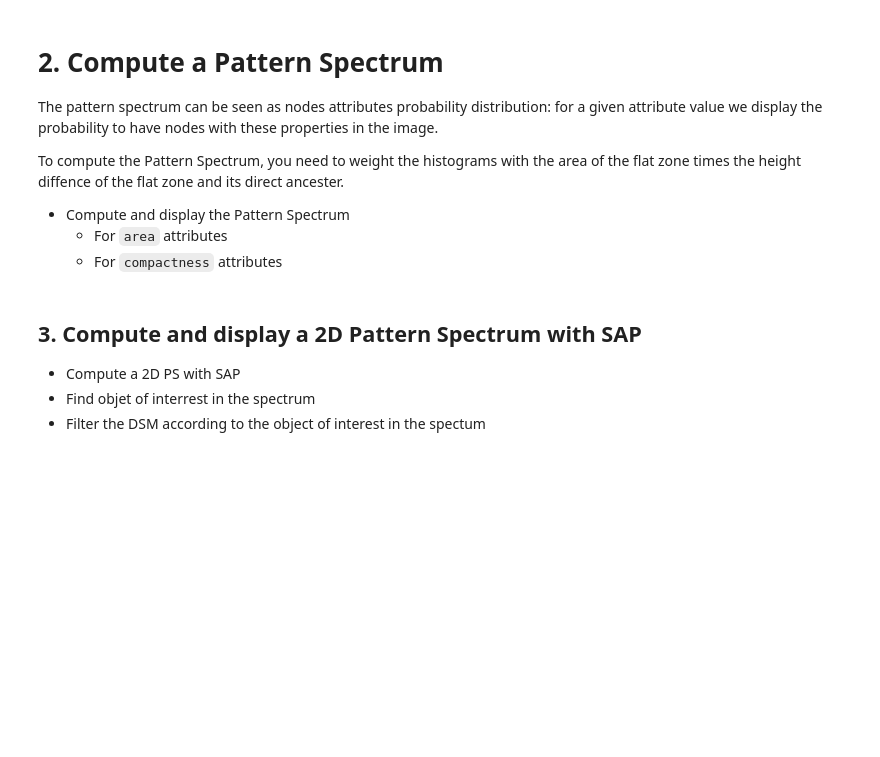
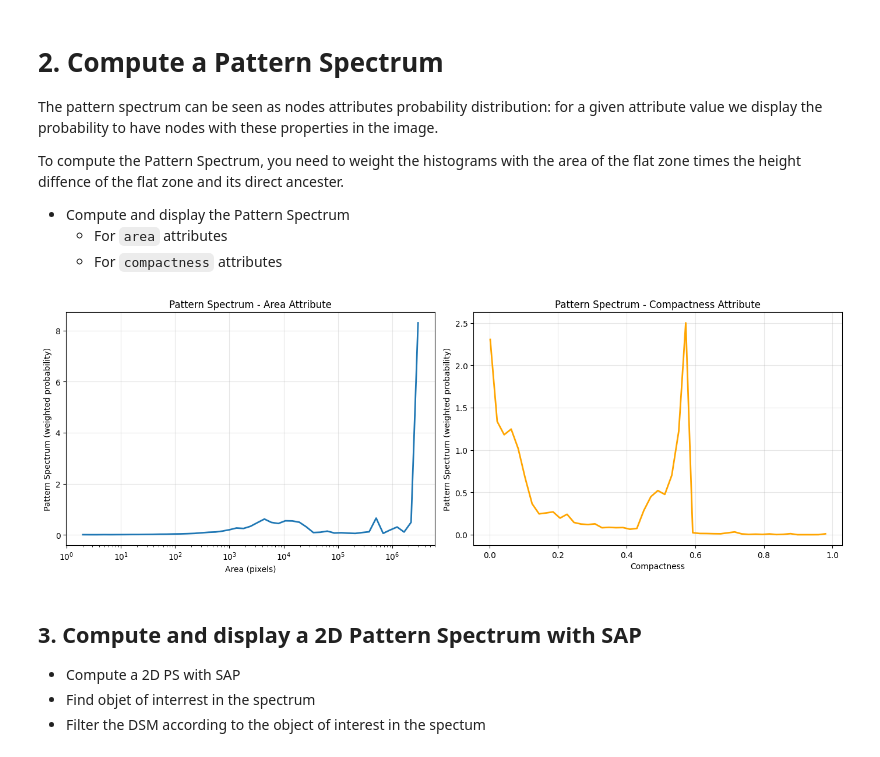
Before and after one commit to kshitijrajsharma/ersip-sprint, a Jupyter notebook: sprints/1/5 - Pattern Spectra.ipynb, the cells around one changed output. Saved outputs shown, nothing was run; the diff lists cells and outputs as text; code cells hidden in the pictures; blank space fills up the shorter version.

```diff
--- a/sprints/1/5 - Pattern Spectra.ipynb
+++ b/sprints/1/5 - Pattern Spectra.ipynb
@@ -50,3 +76,35 @@ To compute the Pattern Spectrum, you need to weight the histograms with the area
+# %%
+dh = max_tree._alt - max_tree._alt[max_tree._tree.parents()]
+weights = area * dh
+
+area_bins = np.logspace(np.log10(area.min() + 1), np.log10(area.max()), 50)
+compactness_bins = np.linspace(compactness.min(), compactness.max(), 50)
+
+area_ps, _ = np.histogram(area, bins=area_bins, weights=weights)
+area_ps = area_ps / dsm.size
+
+compactness_ps, _ = np.histogram(compactness, bins=compactness_bins, weights=weights)
+compactness_ps = compactness_ps / dsm.size
+
+fig, axes = plt.subplots(1, 2, figsize=(14, 5))
+
+axes[0].plot(area_bins[:-1], area_ps, linewidth=2)
+axes[0].set_xlabel('Area (pixels)')
+axes[0].set_ylabel('Pattern Spectrum (weighted probability)')
+axes[0].set_title('Pattern Spectrum - Area Attribute')
+axes[0].set_xscale('log')
+axes[0].grid(True, alpha=0.3)
+
+axes[1].plot(compactness_bins[:-1], compactness_ps, linewidth=2, color='orange')
+axes[1].set_xlabel('Compactness')
+axes[1].set_ylabel('Pattern Spectrum (weighted probability)')
+axes[1].set_title('Pattern Spectrum - Compactness Attribute')
+axes[1].grid(True, alpha=0.3)
+
+plt.tight_layout()
+plt.show()
+# %% [output]
+[figure, added]
 # %% [markdown]
 ## 3. Compute and display a 2D Pattern Spectrum with SAP
 
```
Also changed, not shown: parts of 6 cells of this notebook, 1 other file.
